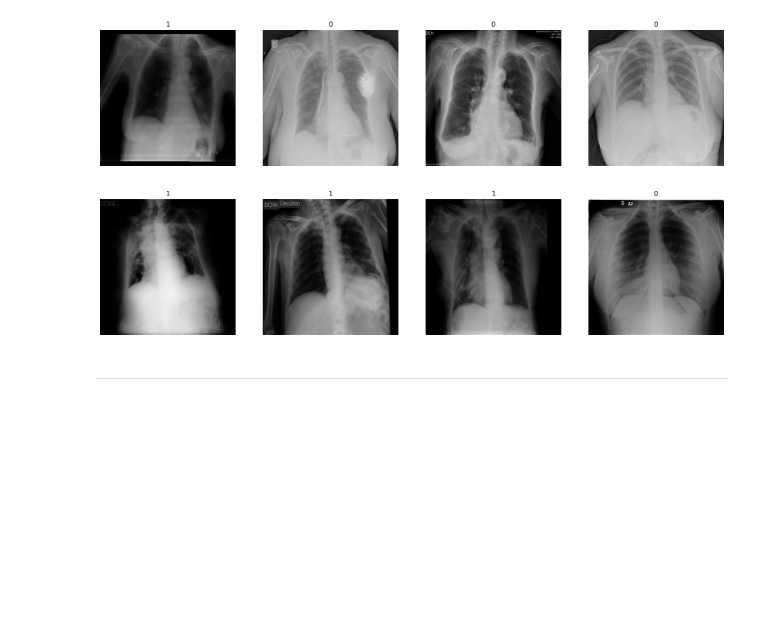
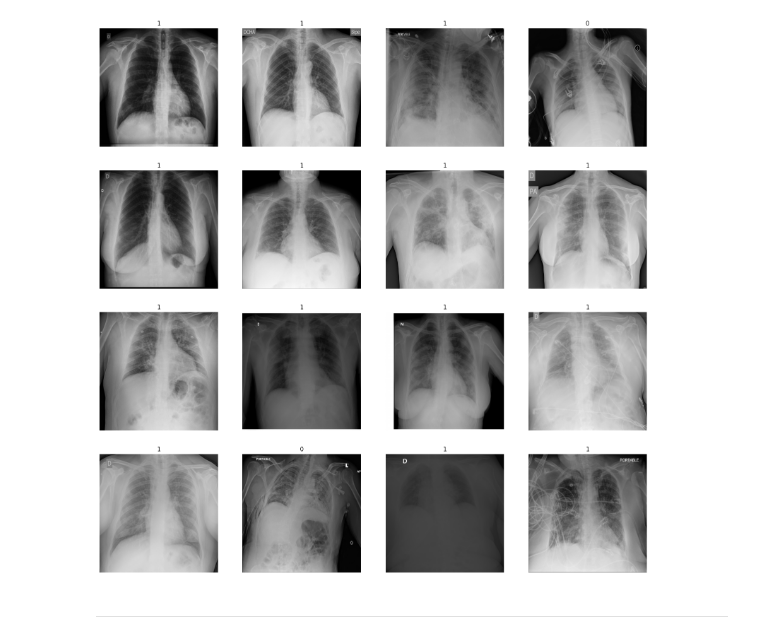
Before and after one commit to AdversarialAttacks/main, a Jupyter notebook: notebooks/01-dataloader.ipynb, the cells around one changed output. Saved outputs shown, nothing was run; the diff lists cells and outputs as text; code cells hidden in the pictures; blank space fills up the shorter version.

```diff
--- a/notebooks/01-dataloader.ipynb
+++ b/notebooks/01-dataloader.ipynb
@@ -51,25 +73,30 @@ class COVIDXDataModule(lightning.LightningDataModule):
     def test_dataloader(self):
         return torch.utils.data.DataLoader(self.test_dataset, batch_size=self.batch_size)
 # %%
-transform = torchvision.transforms.Compose([
-    torchvision.transforms.Resize((512, 512), antialias=True),
-    #torchvision.transforms.RandomRotation(10),
-    #torchvision.transforms.RandomAffine(0, translate=(0.1, 0.1)),
-])
+transform = torchvision.transforms.Compose(
+    [
+        torchvision.transforms.Resize((448, 448), antialias=True),
+        # torchvision.transforms.RandomRotation(10),
+        # torchvision.transforms.RandomAffine(0, translate=(0.1, 0.1)),
+    ]
+)
 
+data = COVIDXDataModule(
+    path="../data/raw/COVIDX-CXR4",
+    transform=transform,
+    batch_size=16,
+).setup()
 
-data = COVIDXDataModule(path="../data/raw/COVIDX-CXR4", transform=transform, batch_size=8).setup()
-
-for batch in data.test_dataloader():
+for batch in data.train_dataloader():
     image, label = batch
-    plt.figure(figsize=(20, 10))
+    plt.figure(figsize=(20, 20))
     for i in range(image.shape[0]):
-        plt.subplot(2, 4, i+1)
-        plt.imshow(image[i].permute(1,2,0).clip(0,1), cmap='gray')
-        plt.axis('off')
+        plt.subplot(4, 4, i + 1)
+        plt.imshow(image[i].permute(1, 2, 0).clip(0, 1), cmap="gray")
+        plt.axis("off")
         plt.title(label[i].item())
     break
 # %% [output]
-[figure, old version]
+[figure, new version]
 # %% [markdown]
 ---
```
Also changed, not shown: parts of 6 cells of this notebook.
